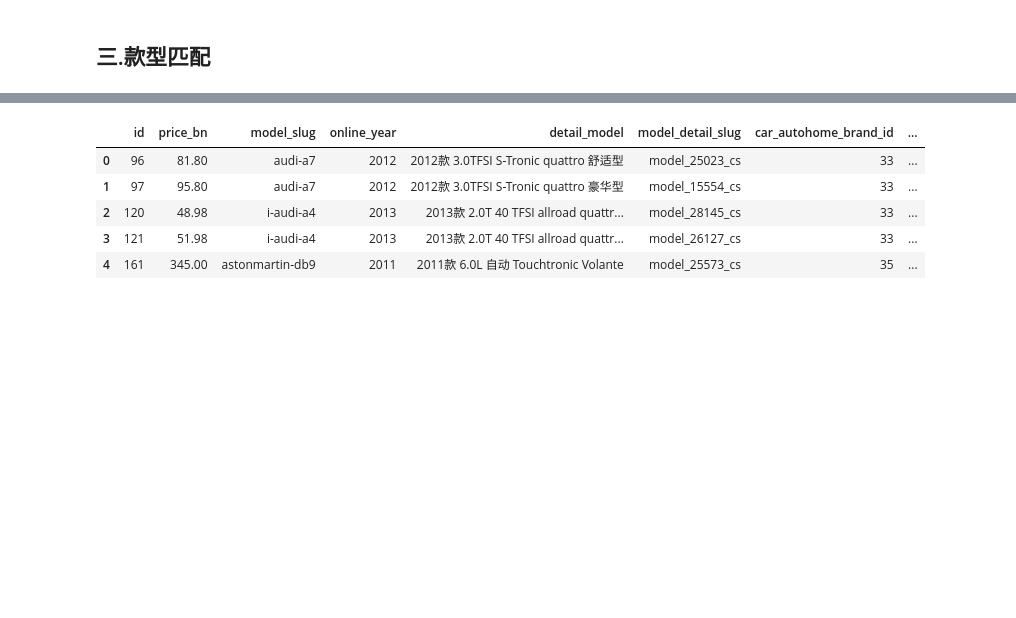
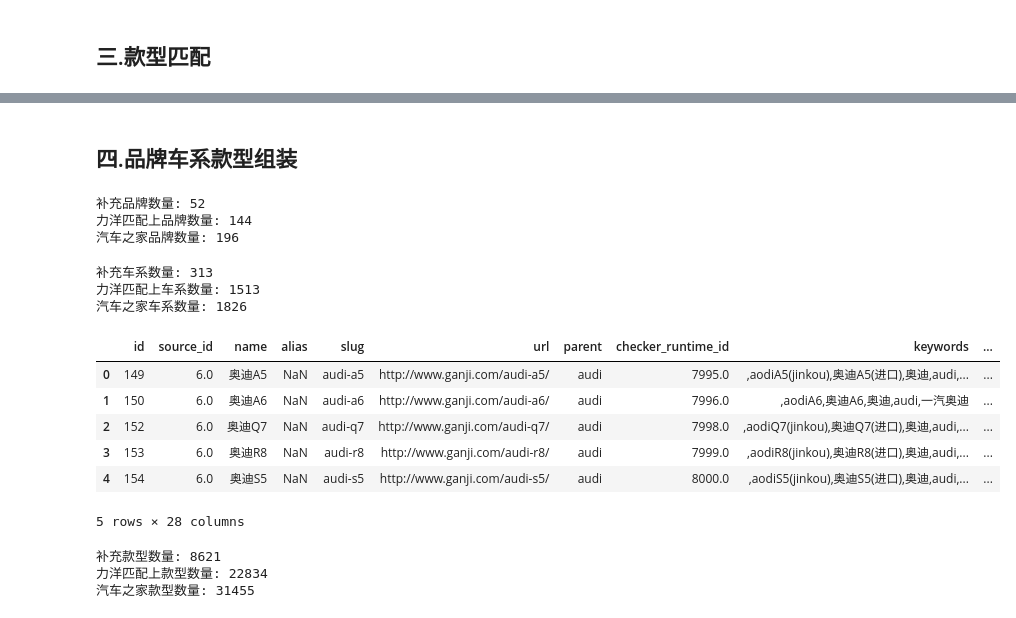
Before and after one commit to dj-lei/detail_match, a Jupyter notebook: explore/liyang_autohome_detail_match.ipynb, the cells around one changed output, grey strips where cells are left out. Cells and saved outputs as stored; diff of their text form; code cells hidden in the pictures; blank space fills up the shorter version.

Commit message:
mod model fix

```diff
--- a/explore/liyang_autohome_detail_match.ipynb
+++ b/explore/liyang_autohome_detail_match.ipynb
@@ -161,10 +202,65 @@ final_detail = final_detail.drop_duplicates(['car_autohome_model_id','online_yea
+# %% [markdown]
+## 四.品牌车系款型组装
+# %%
+open_category = pd.read_csv('../tmp/train/open_category.csv')
+gpj_brand = open_category.loc[(open_category['parent'].isnull()), :].reset_index(drop=True)
+gpj_model = open_category.loc[(open_category['parent'].notnull()), :].reset_index(drop=True)
+gpj_detail = pd.read_csv('../tmp/train/open_model_detail.csv')
+car_autohome_all = pd.read_csv('../tmp/train/car_autohome_all.csv')
+
+final_brand = pd.read_csv('../tmp/train/final_brand.csv')
+final_model = pd.read_csv('../tmp/train/final_model.csv')
+# %%
+# 补充品牌
+def process_brand(df):
+    return 'car_autohome_'+str(df['slug'])
+
+liyang_brand = final_brand.loc[(final_brand['car_autohome_brand_id'].notnull()), :].reset_index(drop=True)
+temp = car_autohome_all.loc[(car_autohome_all['brand_slug'].isin(list(set(liyang_brand.car_autohome_brand_id.values)))), :]
+liyang_brand = liyang_brand.loc[(liyang_brand['car_autohome_brand_id'].isin(list(set(temp.brand_slug.values)))),:]
+supplement_brand = list(set(car_autohome_all.brand_slug.values).difference(set(temp.brand_slug.values)))
+supplement_brand = car_autohome_all.loc[(car_autohome_all['brand_slug'].isin(supplement_brand)), ['brand_slug','brand_name']]
+supplement_brand = supplement_brand.drop_duplicates(['brand_slug','brand_name']).reset_index(drop=True)
+supplement_brand = supplement_brand.rename(columns={'brand_name':'name','brand_slug':'slug'})
+supplement_brand['slug'] = supplement_brand.apply(process_brand, axis=1)
+
+gpj_brand = gpj_brand.loc[(gpj_brand['id'].isin(list(set(liyang_brand.id.values)))), :].reset_index(drop=True)
+gpj_brand = gpj_brand.append(supplement_brand, sort=False)
+gpj_brand.to_csv('../tmp/train/combine_brand.csv', index=False)
+print('补充品牌数量:', len(supplement_brand))
+print('力洋匹配上品牌数量:', len(liyang_brand))
+print('汽车之家品牌数量:', len(list(set(car_autohome_all.brand_slug.values))))
+# %% [output]
+补充品牌数量: 52
+力洋匹配上品牌数量: 144
+汽车之家品牌数量: 196
+# %%
+# 补充车系
+print('补充车系数量:', len(list(set(supplement_model.model_slug.values))))
+print('力洋匹配上车系数量:', len(list(set(match_model.car_autohome_model_id.values))))
+print('汽车之家车系数量:', len(list(set(car_autohome_all.model_slug.values))))
+# %% [output]
+补充车系数量: 313
+力洋匹配上车系数量: 1513
+汽车之家车系数量: 1826
 # %%
-gpj_match_model.head()
+gpj_model.head()
 # %% [output]
-|  | id | price_bn | model_slug | online_year | detail_model | model_detail_slug | car_autohome_brand_id | ... |
-| 0 | 96 | 81.80 | audi-a7 | 2012 | 2012款 3.0TFSI S-Tronic quattro 舒适型 | model_25023_cs | 33 | ... |
-| 1 | 97 | 95.80 | audi-a7 | 2012 | 2012款 3.0TFSI S-Tronic quattro 豪华型 | model_15554_cs | 33 | ... |
-| 2 | 120 | 48.98 | i-audi-a4 | 2013 | 2013款 2.0T 40 TFSI allroad quattr... | model_28145_cs | 33 | ... |
-| 3 | 121 | 51.98 | i-audi-a4 | 2013 | 2013款 2.0T 40 TFSI allroad quattr... | model_26127_cs | 33 | ... |
-| 4 | 161 | 345.00 | astonmartin-db9 | 2011 | 2011款 6.0L 自动 Touchtronic Volante | model_25573_cs | 35 | ... |
+|  | id | source_id | name | alias | slug | url | parent | checker_runtime_id | keywords | ... |
+| 0 | 149 | 6.0 | 奥迪A5 | NaN | audi-a5 | http://www.ganji.com/audi-a5/ | audi | 7995.0 | ,aodiA5(jinkou),奥迪A5(进口),奥迪,audi,... | ... |
+| 1 | 150 | 6.0 | 奥迪A6 | NaN | audi-a6 | http://www.ganji.com/audi-a6/ | audi | 7996.0 | ,aodiA6,奥迪A6,奥迪,audi,一汽奥迪 | ... |
+| 2 | 152 | 6.0 | 奥迪Q7 | NaN | audi-q7 | http://www.ganji.com/audi-q7/ | audi | 7998.0 | ,aodiQ7(jinkou),奥迪Q7(进口),奥迪,audi,... | ... |
+| 3 | 153 | 6.0 | 奥迪R8 | NaN | audi-r8 | http://www.ganji.com/audi-r8/ | audi | 7999.0 | ,aodiR8(jinkou),奥迪R8(进口),奥迪,audi,... | ... |
+| 4 | 154 | 6.0 | 奥迪S5 | NaN | audi-s5 | http://www.ganji.com/audi-s5/ | audi | 8000.0 | ,aodiS5(jinkou),奥迪S5(进口),奥迪,audi,... | ... |
+5 rows × 28 columns
+# %%
+# 补充款型
+supplement_detail = car_autohome_all.loc[~(car_autohome_all['detail_slug'].isin(list(set(match_details.car_autohome_detail_id.values)))), :]
+print('补充款型数量:', len(list(set(supplement_detail.detail_slug.values))))
+print('力洋匹配上款型数量:', len(list(set(match_details.car_autohome_detail_id.values))))
+print('汽车之家款型数量:', len(list(set(car_autohome_all.detail_slug.values))))
+# %% [output]
+补充款型数量: 8621
+力洋匹配上款型数量: 22834
+汽车之家款型数量: 31455
 # %%
```
Also changed, not shown: parts of 5 cells of this notebook, 1 other file.
